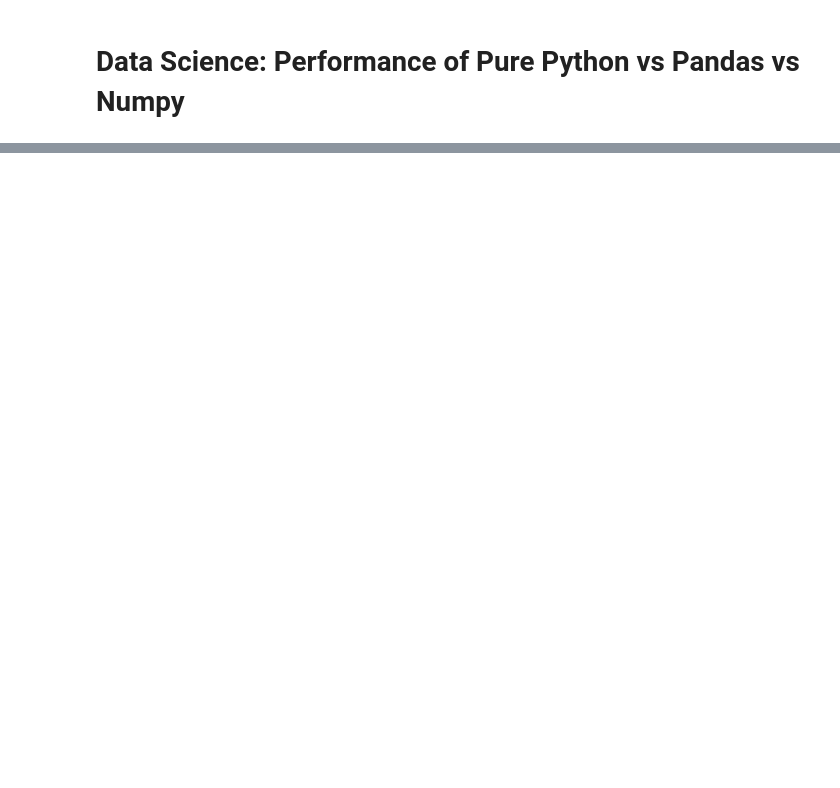
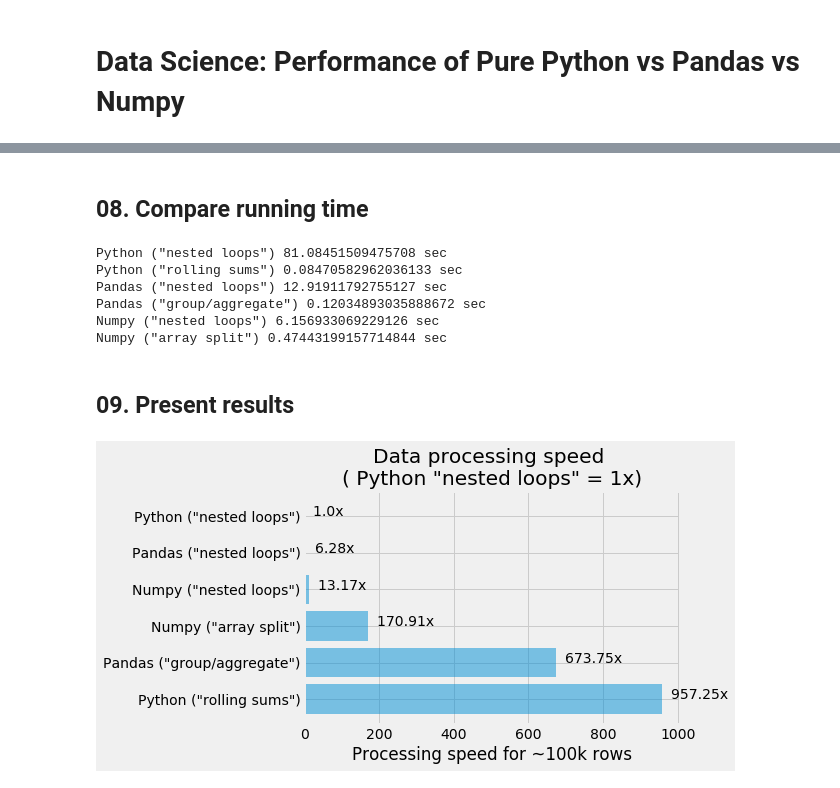
Before and after one commit to lukaszkm/machinelearningexp, a Jupyter notebook: DataScience_Performance_Python_Pandas_Numpy.ipynb, the cells around one changed output, grey strips where cells are left out. Saved outputs shown, nothing was run; the diff lists cells and outputs as text; code cells hidden in the pictures; blank space fills up the shorter version.

```diff
--- a/DataScience_Performance_Python_Pandas_Numpy.ipynb
+++ b/DataScience_Performance_Python_Pandas_Numpy.ipynb
@@ -173,12 +22,0 @@ numpy_vs_python = python_avg_time/numpy_avg_time
-# %%
-plt.style.use('fivethirtyeight')
-objects = ('Python', 'Pandas', 'Numpy')
-y_rng = np.arange(len(objects))
-performance = [python_vs_python,pandas_vs_python,numpy_vs_python]
-plt.barh(y_rng, performance, align='center', alpha=0.5)
-plt.yticks(y_rng, objects)
-plt.xlabel('Processing speed')
-plt.title('Data processing speed (Python = 1x)')
-for a,b in zip(performance, y_rng):
-    plt.text(a, b, "  "+str(round(a))+"x")
-plt.show()
@@ -186,0 +204,2 @@ plt.show()
+# %% [markdown]
+## 08. Compare running time
@@ -186,0 +208,36 @@ plt.show()
+# %%
+running_time = []
+for i in dispatcher:
+    gc.collect()
+    alg_time = []
+    for j in range (NUM_ITERATIONS):
+        result = i(dataset_python)
+        alg_time.append(result[1])
+    print (result[2],min(alg_time),'sec')
+    running_time.append ([result[2],min(alg_time)])
+# %% [output]
+Python ("nested loops") 81.08451509475708 sec
+Python ("rolling sums") 0.08470582962036133 sec
+Pandas ("nested loops") 12.91911792755127 sec
+Pandas ("group/aggregate") 0.12034893035888672 sec
+Numpy ("nested loops") 6.156933069229126 sec
+Numpy ("array split") 0.47443199157714844 sec
+# %% [markdown]
+## 09. Present results
+# %%
+running_time = sorted(running_time, key=lambda item: item[1])
+base_time_1x = running_time[-1][1]
+# %%
+plt.style.use('fivethirtyeight')
+objects = [x[0] for x in running_time]
+y_rng = np.arange(len(objects))
+performance = [base_time_1x/x[1] for x in running_time]
+plt.barh(y_rng, performance, align='center', alpha=0.5)
+plt.yticks(y_rng, objects)
+plt.xlabel('Processing speed for ~100k rows')
+plt.title('Data processing speed \n( Python "nested loops" = 1x)')
+for a,b in zip(performance, y_rng):
+    plt.text(a, b, "  "+str(round(a,2))+"x")
+plt.show()
+# %% [output]
+[figure, added]
```
Also changed, not shown: parts of 48 cells of this notebook.
